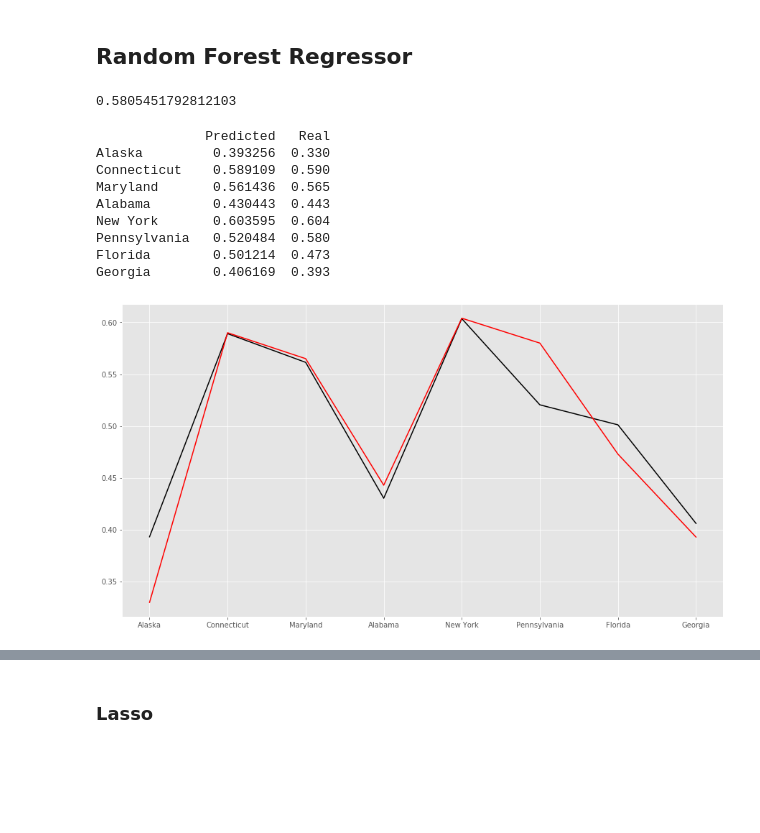
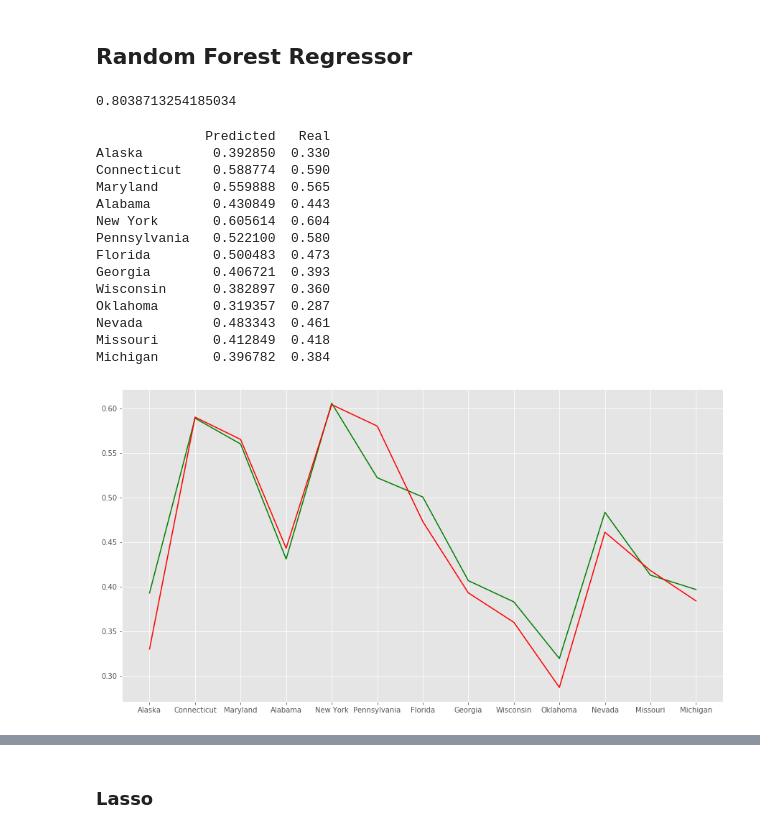
Before and after one commit to AdamMuhammad01/FinalProject_RepublicanAnalysisPredict, a Jupyter notebook: model.ipynb, the cells around one changed output, grey strips where cells are left out. Cells and saved outputs as stored; diff of their text form; code cells hidden in the pictures; blank space fills up the shorter version.

```diff
--- a/model.ipynb
+++ b/model.ipynb
@@ -100,7 +101,7 @@ from sklearn.ensemble import RandomForestRegressor
 # %% [markdown]
 ## Model
 # %%
-RFR = RandomForestRegressor(n_estimators=15000)
+RFR = RandomForestRegressor(n_estimators=100000)
 RID = Ridge(alpha=2.0, copy_X=True, fit_intercept=True, max_iter=100000,
       normalize=False, random_state=None, solver='auto', tol=0.001)
 LASS = Lasso(max_iter=100000)
@@ -189,6 +201,11 @@ demo5=demo[(demo.area_name=='New York')]
 demo6=demo[(demo.area_name=='Pennsylvania')]
 demo7=demo[(demo.area_name=='Florida')]
 demo8=demo[(demo.area_name=='Georgia')]
+demo9=demo[(demo.area_name=='Wisconsin')]
+demo10=demo[(demo.area_name=='Oklahoma')]
+demo11=demo[(demo.area_name=='Nevada')]
+demo12=demo[(demo.area_name=='Missouri')]
+demo13=demo[(demo.area_name=='Michigan')]
 # %% [markdown]
 ## Random Forest Regressor
 # %%
@@ -223,40 +240,68 @@ xx=np.append(xx, y_pred4[0]);
 X_test1=demo8[feature_cols]
 y_pred4=RFR.predict(X_test1)
 xx=np.append(xx, y_pred4[0]);
+
+X_test1=demo9[feature_cols]
+y_pred4=RFR.predict(X_test1)
+xx=np.append(xx, y_pred4[0]);
+
+X_test1=demo10[feature_cols]
+y_pred4=RFR.predict(X_test1)
+xx=np.append(xx, y_pred4[0]);
+
+X_test1=demo11[feature_cols]
+y_pred4=RFR.predict(X_test1)
+xx=np.append(xx, y_pred4[0]);
+
+
+X_test1=demo12[feature_cols]
+y_pred4=RFR.predict(X_test1)
+xx=np.append(xx, y_pred4[0]);
+
+X_test1=demo13[feature_cols]
+y_pred4=RFR.predict(X_test1)
+xx=np.append(xx, y_pred4[0]);
+# %%
+a = DNT[(DNT.state == 'New Jersey')]
+a = a['partyFrac'].mean()
+a
+# %% [output]
+0.8038713254185034
 # %%
-pred =pd.Series(xx, index=['Alaska','Connecticut','Maryland','Alabama','New York','Pennsylvania','Florida','Georgia'])
-x1 = np.array([.33,.59,.565,.443,.604,.580,.473,.393])
-real = pd.Series(x1, index=['Alaska','Connecticut','Maryland','Alabama','New York','Pennsylvania','Florida','Georgia'])
+pred =pd.Series(xx, index=['Alaska','Connecticut','Maryland','Alabama','New York','Pennsylvania','Florida','Georgia',
+                           'Wisconsin','Oklahoma','Nevada','Missouri','Michigan'])
+x1 = np.array([.33,.59,.565,.443,.604,.580,.473,.393,.360,.287,.461,.418,.384])
+real = pd.Series(x1, index=['Alaska','Connecticut','Maryland','Alabama','New York','Pennsylvania','Florida','Georgia',
+                            'Wisconsin','Oklahoma','Nevada','Missouri','Michigan'])
-# %%
-a = DNT[(DNT.state == 'Pennsylvania')]
-a = a['partyFrac'].mean()
-a
-# %% [output]
-0.5805451792812103
 # %%
 e = {'Predicted' : pred,'Real' : real}
 final=pd.DataFrame(e)
 print(final)
 # print("Error=",end='')
 # print(error3)
 # print("MaxError=",end='')
 # print(error4)
 plt.style.use('ggplot')
 plt.figure(figsize=(15,8))
-plt.plot(pred,'black')  # Pred
+plt.plot(pred,'g')  # Pred
 plt.plot(real,'r') # Real
 plt.show()
 # %% [output]
               Predicted   Real
-Alaska         0.393256  0.330
-Connecticut    0.589109  0.590
-Maryland       0.561436  0.565
-Alabama        0.430443  0.443
-New York       0.603595  0.604
-Pennsylvania   0.520484  0.580
-Florida        0.501214  0.473
-Georgia        0.406169  0.393
+Alaska         0.392850  0.330
+Connecticut    0.588774  0.590
+Maryland       0.559888  0.565
+Alabama        0.430849  0.443
+New York       0.605614  0.604
+Pennsylvania   0.522100  0.580
+Florida        0.500483  0.473
+Georgia        0.406721  0.393
+Wisconsin      0.382897  0.360
+Oklahoma       0.319357  0.287
+Nevada         0.483343  0.461
+Missouri       0.412849  0.418
+Michigan       0.396782  0.384
-[figure, old version]
+[figure, new version]
 # %%
 # print(np.sqrt(mean_squared_error(a,b)))
 from sklearn.metrics import mean_squared_error as mse
```
Also changed, not shown: parts of 17 cells of this notebook.
